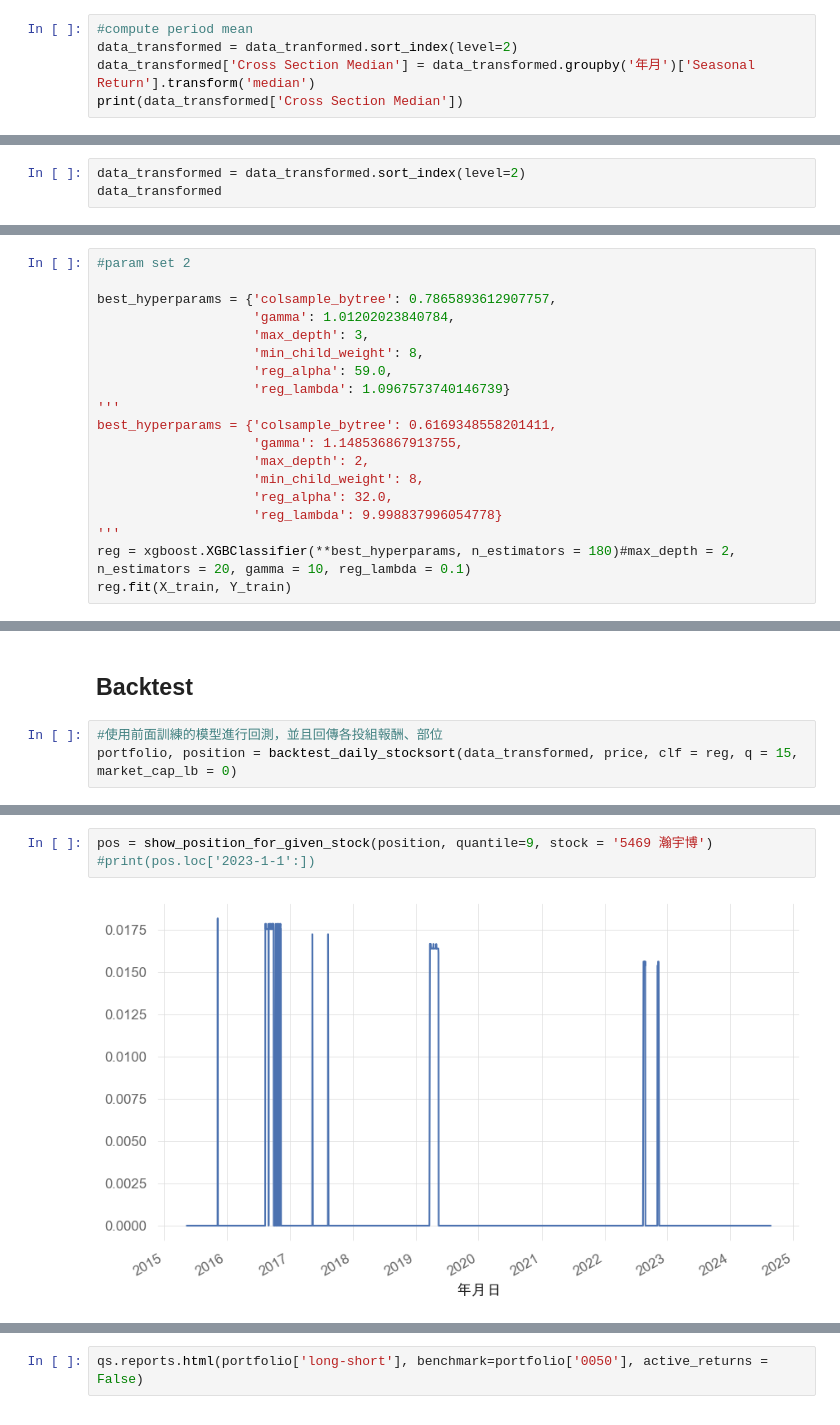
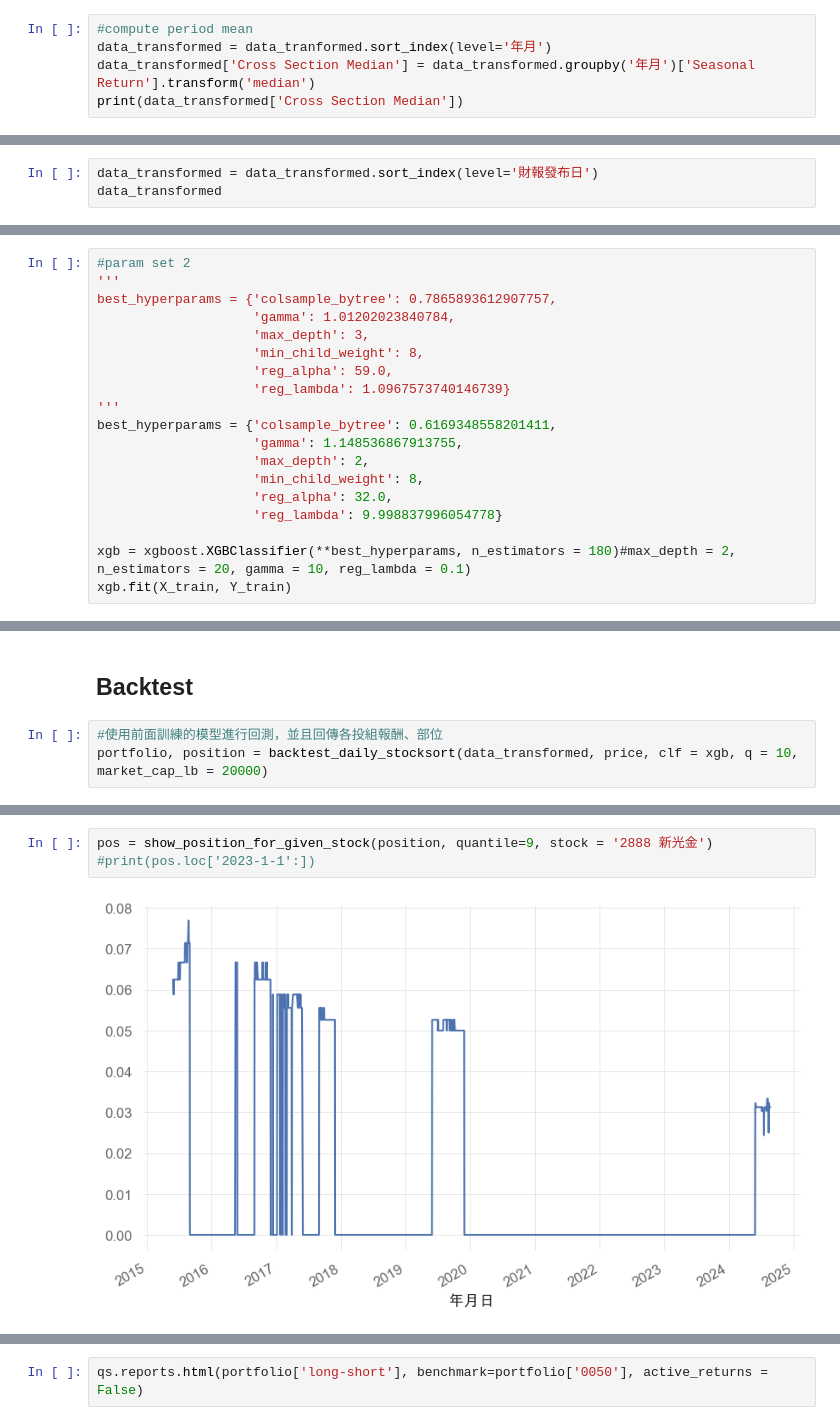
Before and after one commit to stuartlu0412/MLTaiwanStockPick, a Jupyter notebook: xgb_model.ipynb, the cells around one changed output, grey strips where cells are left out. Cells and saved outputs as stored; diff of their text form.

```diff
--- a/xgb_model.ipynb
+++ b/xgb_model.ipynb
@@ -147,7 +189,7 @@ data_tranformed = polynomial_transform(data_imputed, degree=2)
 ## Labeling
 # %%
 #compute period mean
-data_transformed = data_tranformed.sort_index(level=2)
+data_transformed = data_tranformed.sort_index(level='年月')
 data_transformed['Cross Section Median'] = data_transformed.groupby('年月')['Seasonal Return'].transform('median')
 print(data_transformed['Cross Section Median'])
 # %% [output]
@@ -166,5 +208,5 @@ print(data_transformed['Cross Section Median'])
 Name: Cross Section Median, Length: 34544, dtype: float64
 # %%
-data_transformed = data_transformed.sort_index(level=2)
+data_transformed = data_transformed.sort_index(level='財報發布日')
 data_transformed
 # %% [output]
@@ -230,7 +272,7 @@ best_hyperparams
 ## Fitting Model
 # %%
 #param set 2
-
+'''
 best_hyperparams = {'colsample_bytree': 0.7865893612907757,
                     'gamma': 1.01202023840784,
                     'max_depth': 3,
@@ -244,9 +286,9 @@ best_hyperparams = {'colsample_bytree': 0.6169348558201411,
                     'min_child_weight': 8,
                     'reg_alpha': 32.0,
                     'reg_lambda': 9.998837996054778}
-'''
-reg = xgboost.XGBClassifier(**best_hyperparams, n_estimators = 180)#max_depth = 2, n_estimators = 20, gamma = 10, reg_lambda = 0.1)
-reg.fit(X_train, Y_train)
+
+xgb = xgboost.XGBClassifier(**best_hyperparams, n_estimators = 180)#max_depth = 2, n_estimators = 20, gamma = 10, reg_lambda = 0.1)
+xgb.fit(X_train, Y_train)
 # %% [output]
 XGBClassifier(base_score=None, booster=None, callbacks=None,
               colsample_bylevel=None, colsample_bynode=None,
@@ -273,7 +315,7 @@ Out sample score: 0.5562461155997513
 ## Backtest
 # %%
 #使用前面訓練的模型進行回測，並且回傳各投組報酬、部位
-portfolio, position = backtest_daily_stocksort(data_transformed, price, clf = reg, q = 15, market_cap_lb = 0)
+portfolio, position = backtest_daily_stocksort(data_transformed, price, clf = xgb, q = 10, market_cap_lb = 20000)
 # %%
 # All sample result
 (portfolio).cumsum().plot()
@@ -310,8 +356,8 @@ Name: 13, Length: 67, dtype: float64
 # %%
-pos = show_position_for_given_stock(position, quantile=9, stock = '5469 瀚宇博')
+pos = show_position_for_given_stock(position, quantile=9, stock = '2888 新光金')
 #print(pos.loc['2023-1-1':])
 # %% [output]
-[figure, old version]
+[figure, new version]
 # %%
 '''
 交易成本估算：
```
Also changed, not shown: parts of 21 cells of this notebook, 4 other files.
